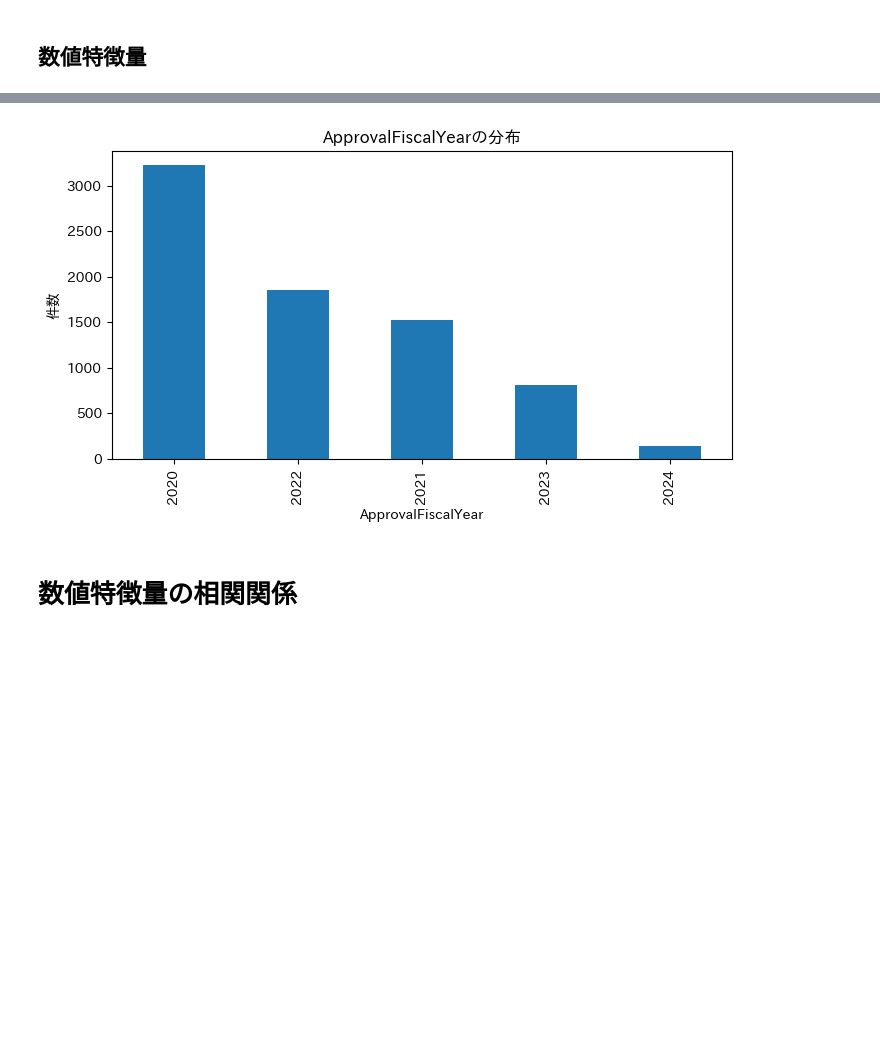
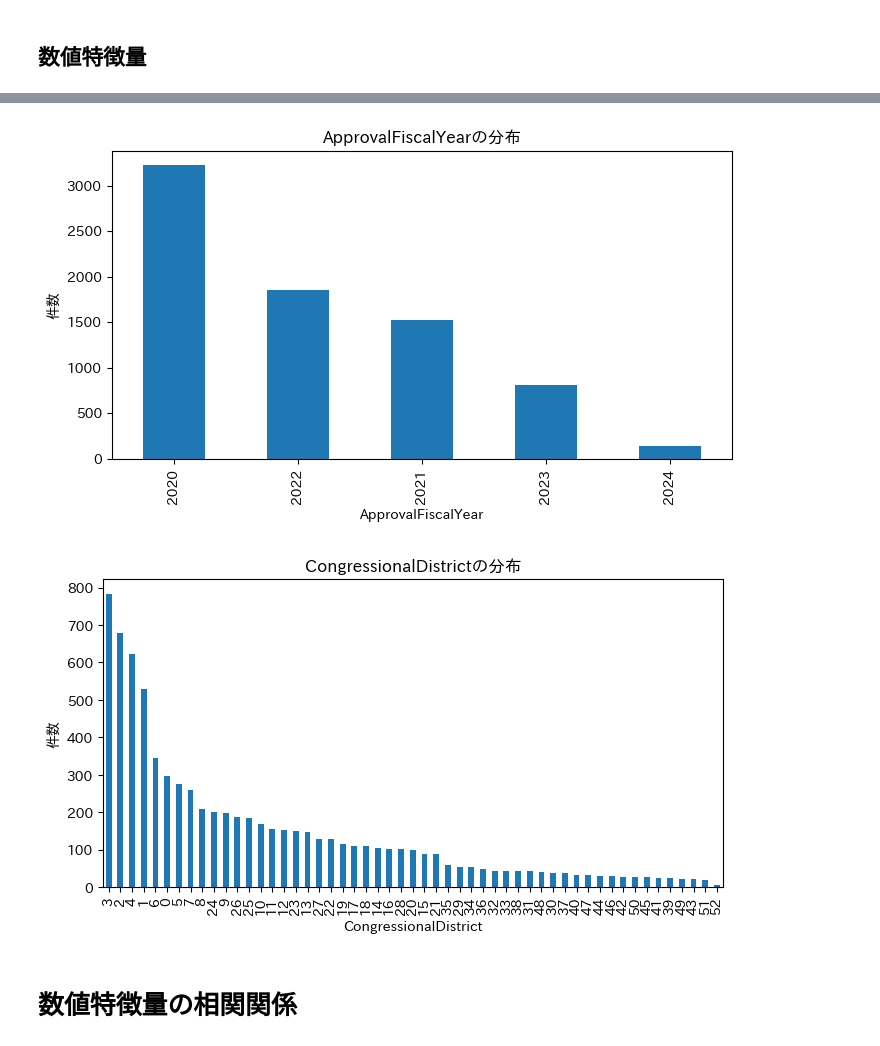
Before and after one commit to HitsujiNeko/master-s_research_env, a Jupyter notebook: MUFG_competition/notebooks/data_understanding.ipynb, the cells around one changed output, grey strips where cells are left out. Drawn from its saved outputs; the diff is of its cells as text; code cells hidden in the pictures; blank space fills up the shorter version.

```diff
--- a/MUFG_competition/notebooks/data_understanding.ipynb
+++ b/MUFG_competition/notebooks/data_understanding.ipynb
@@ -235,33 +235,34 @@ for col in num_cols:
 
 </details>
 # %%
-cat_cols = train.select_dtypes(include=['object']).columns.tolist() + ['RevolverStatus'] + ['ApprovalFiscalYear']
+cat_cols = train.select_dtypes(include=['object']).columns.tolist() + ['RevolverStatus'] + ['ApprovalFiscalYear'] + ['CongressionalDistrict']
 for col in cat_cols:
     plt.figure(figsize=(8,4))
     train[col].value_counts().plot(kind='bar')
     plt.title(f'{col}の分布')
     plt.ylabel('件数')
     plt.show()
 
 # カテゴリ変数の分布を１つのCSVにまとめる
 cat_counts = {}
 for col in cat_cols:
     counts = train[col].value_counts()
     for index, count in counts.items():
         if col not in cat_counts:
             cat_counts[col] = {}
         cat_counts[col][index] = count
 cat_counts_df = pd.DataFrame(cat_counts).T.fillna(0).astype(int)
 cat_counts_df.to_csv('../data/understand/cat_counts.csv')
 # %% [output]
 [figure]
 [figure]
 [figure]
 [figure]
 [figure]
 [figure]
 [figure]
 [figure]
+[figure, added]
 # %% [markdown]
 # 数値特徴量の相関関係
 # %%
```
Also changed, not shown: parts of 7 cells of this notebook, 8 other files.
